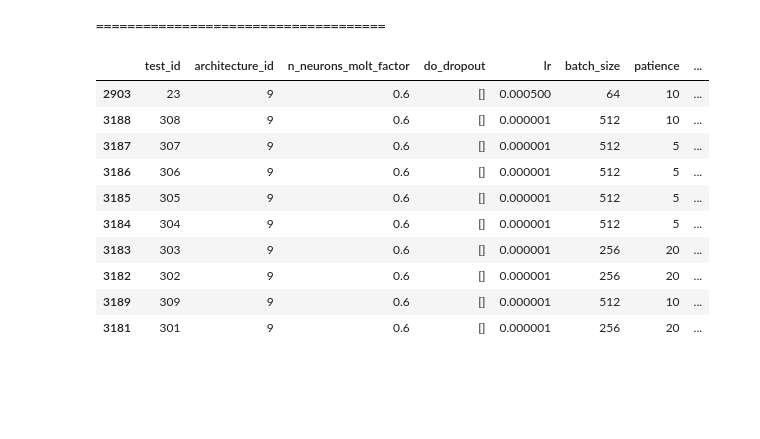
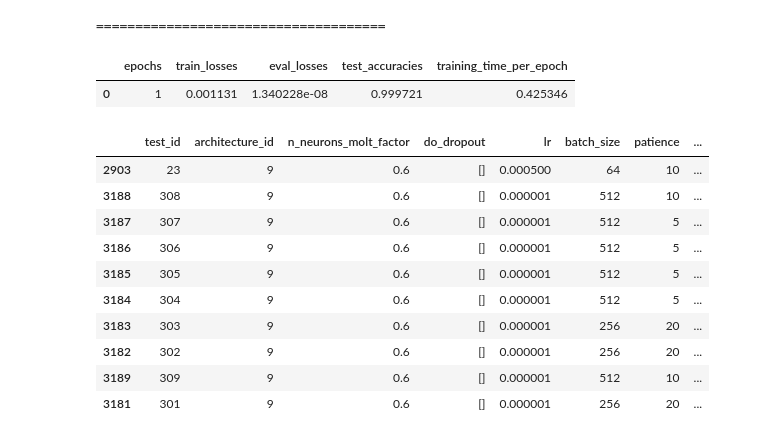
Before and after one commit to Lotto98/Sign-Language-MNIST, a Jupyter notebook: src/Classifier_2.ipynb, the cells around one changed output. Cells and saved outputs as stored; diff of their text form; code cells hidden in the pictures; blank space fills up the shorter version.

```diff
--- a/src/Classifier_2.ipynb
+++ b/src/Classifier_2.ipynb
@@ -171,6 +171,11 @@ predicted:
  'X': 0.0,
  'Y': 0.0}
 =====================================
+# %%
+best_model.return_stats()
+# %% [output]
+|  | epochs | train_losses | eval_losses | test_accuracies | training_time_per_epoch |
+| 0 | 1 | 0.001131 | 1.340228e-08 | 0.999721 | 0.425346 |
 # %%
 all_results.sort_values(by=['test_accuracies'], ascending=True).head(10)
 # %% [output]
```
Also changed, not shown: parts of 2 cells of this notebook, 2 other files.
